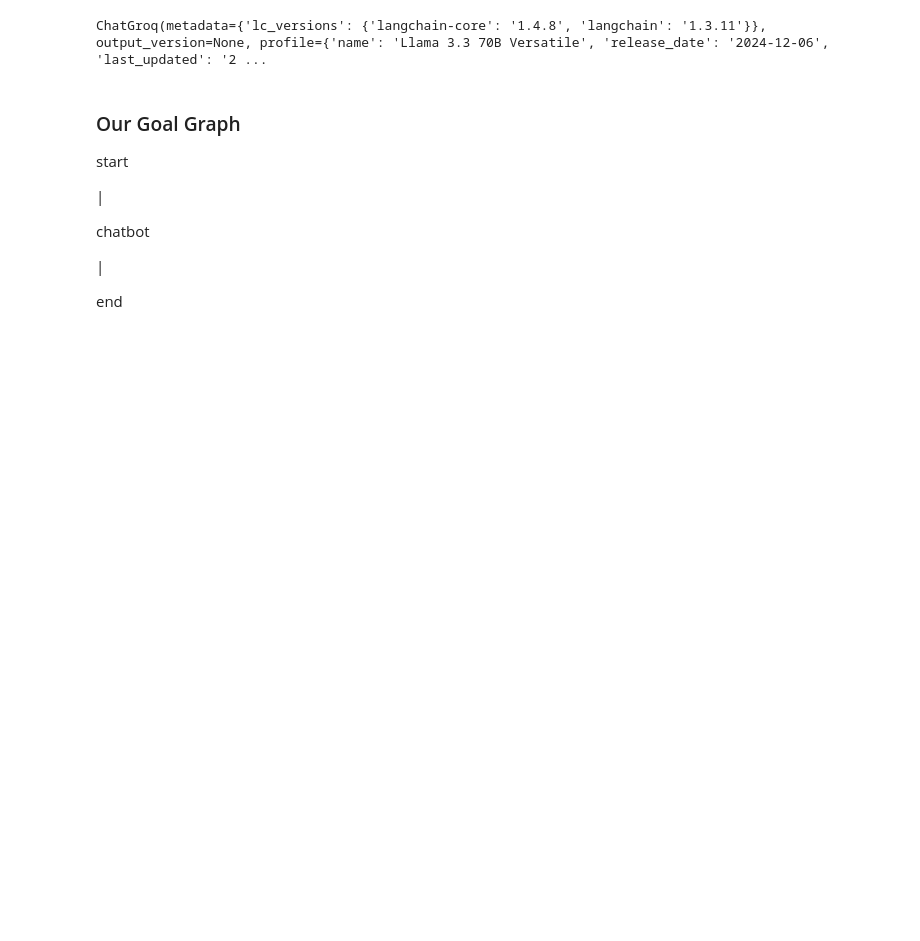
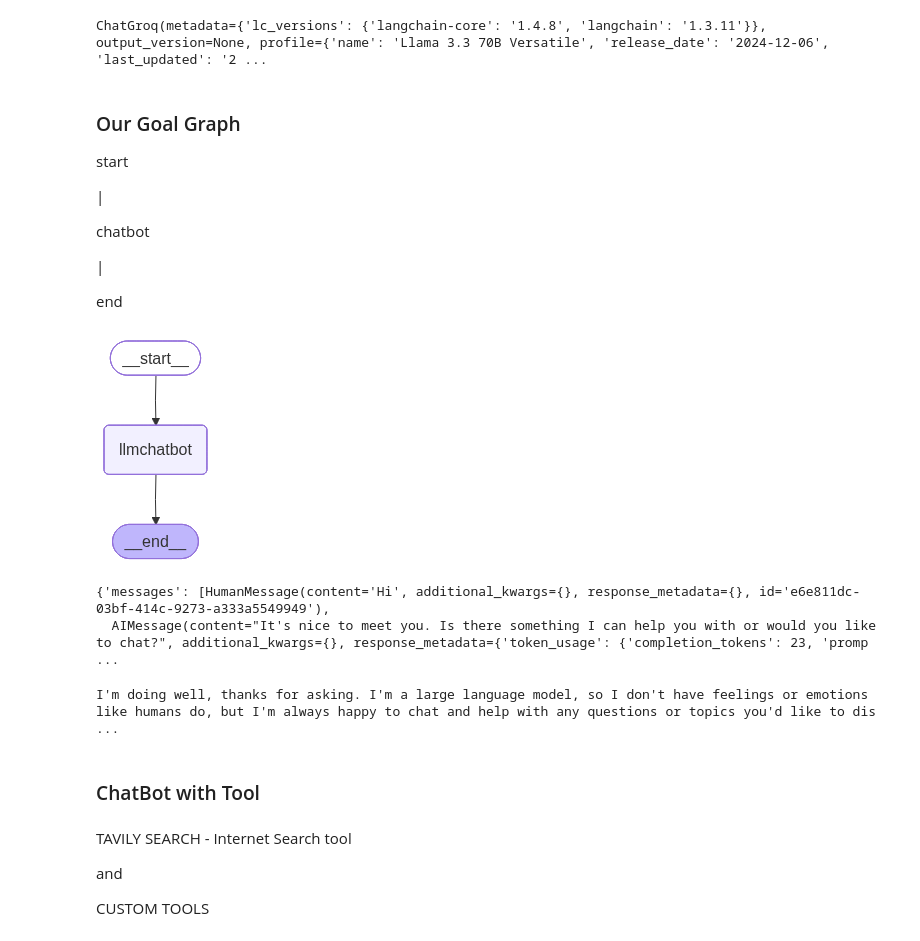
Before and after one commit to BharadwajNB/langgraph, a Jupyter notebook: 1-BasicChatBot/1-basicchatbot.ipynb, the cells around one changed output. Drawn from its saved outputs; the diff is of its cells as text; code cells hidden in the pictures; blank space fills up the shorter version.

```diff
--- a/1-BasicChatBot/1-basicchatbot.ipynb
+++ b/1-BasicChatBot/1-basicchatbot.ipynb
@@ -52,3 +54,34 @@ def chatbot(state:State):
    end
 # %%
 graph_builder=StateGraph(State)
+
+# Adding Node
+graph_builder.add_node("llmchatbot",chatbot)
+
+# Adding Edges
+graph_builder.add_edge(START,"llmchatbot")
+graph_builder.add_edge("llmchatbot",END)
+
+graph = graph_builder.compile()
+graph
+# %% [output]
+[figure, added]
+# %%
+graph.invoke({"messages":"Hi"})
+# %% [output]
+{'messages': [HumanMessage(content='Hi', additional_kwargs={}, response_metadata={}, id='e6e811dc-03bf-414c-9273-a333a5549949'),
+  AIMessage(content="It's nice to meet you. Is there something I can help you with or would you like to chat?", additional_kwargs={}, response_metadata={'token_usage': {'completion_tokens': 23, 'promp ...
+# %%
+for event in graph.stream({"messages":"Hi, How are you?"}):
+    for value in event.values():
+        print(value["messages"][-1].content)
+# %% [output]
+I'm doing well, thanks for asking. I'm a large language model, so I don't have feelings or emotions like humans do, but I'm always happy to chat and help with any questions or topics you'd like to dis ...
+# %% [markdown]
+### ChatBot with Tool
+# %% [markdown]
+TAVILY SEARCH - Internet Search tool
+
+and
+
+CUSTOM TOOLS
```
Also changed, not shown: parts of 30 cells of this notebook, 3 other files.
